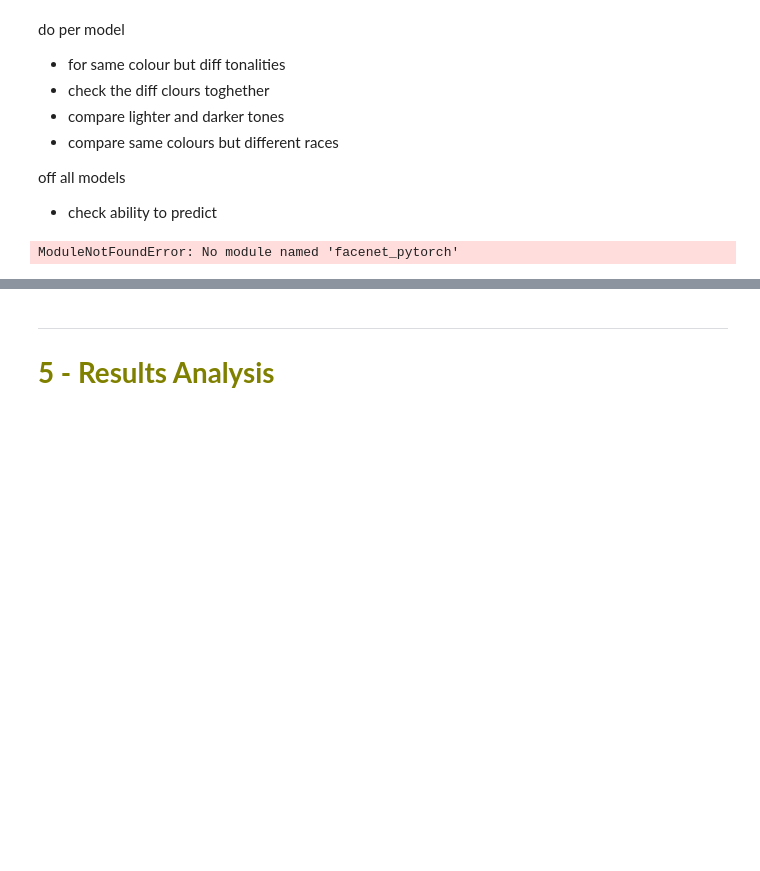
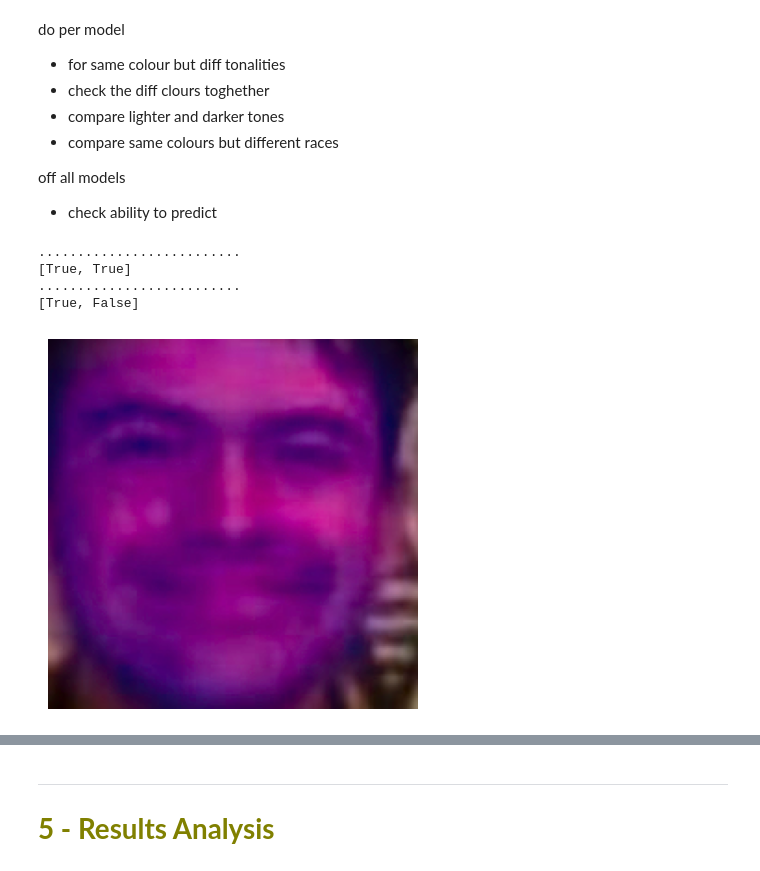
Before and after one commit to BOB-o-rabanete/Colored_Faces, a Jupyter notebook: main.ipynb, the cells around one changed output, grey strips where cells are left out. Saved outputs shown, nothing was run; the diff lists cells and outputs as text; code cells hidden in the pictures; blank space fills up the shorter version.

```diff
--- a/main.ipynb
+++ b/main.ipynb
@@ -276,19 +278,18 @@ FR_list = ["dlib_hog", "mtcnn", "retinaface", "mediapipe"]
 import dlib
 dlib_hog = dlib.get_frontal_face_detector()
 
-# ---- MTCNN ----
-from facenet_pytorch import MTCNN
-mtcnn = MTCNN(keep_all=True, device='cpu')
-
 # ---- MediaPipe ----
 import mediapipe as mp
 mp_face = mp.solutions.face_detection.FaceDetection(
     model_selection=1, min_detection_confidence=0.5
 )
 
+
+# ---- MTCNN ----
+from facenet_pytorch import MTCNN
+mtcnn = MTCNN(keep_all=True, device='cpu')
+
 # ---- RetinaFace ----
 from retina_face import RetinaFace
 
 # get code to, one by one, unzip an img, per color on the list add column to the df
-# %% [output]
-ModuleNotFoundError: No module named 'facenet_pytorch'
@@ -318,3 +353,17 @@ def FaceDetected(img: np.ndarray, face_models: list[str]) -> list[bool]:
             raise ValueError(f"Unknown face model: {model}")
 
     return results
+# %%
+print(FaceDetected(img_rgb, FR_list))
+print(FaceDetected(oainted_face_blur, FR_list))
+# %% [output]
+..........................
+[True, True]
+..........................
+[True, False]
+# %%
+plt.imshow(oainted_face_blur)#padded cv2.cvtColor(img_rgb, cv2.COLOR_BGR2RGB)
+plt.axis("off")
+plt.show()
+# %% [output]
+[figure, added]
```
Also changed, not shown: parts of 5 cells of this notebook, 1 other file.
